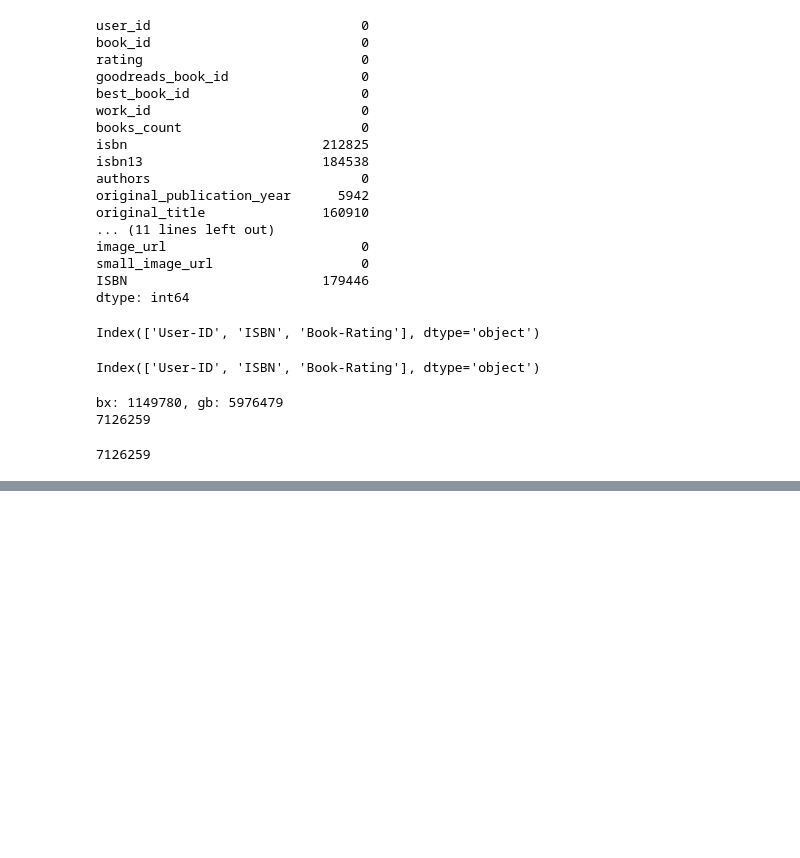
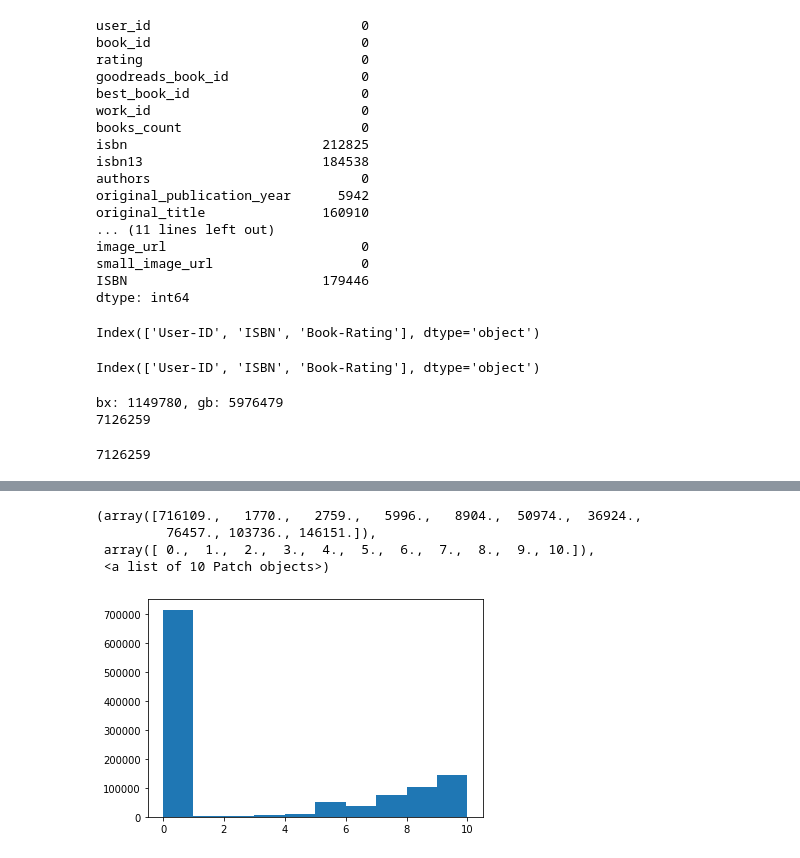
Before and after one commit to BloomTech-Labs/lambdaX-betterReads-ds, a Jupyter notebook: data_quick_look.ipynb, the cells around one changed output, grey strips where cells are left out. Drawn from its saved outputs; the diff is of its cells as text; code cells hidden in the pictures; blank space fills up the shorter version.

```diff
--- a/data_quick_look.ipynb
+++ b/data_quick_look.ipynb
@@ -383,0 +394,8 @@ Xb =
+# %%
+plt.hist(bx_ratings['Book-Rating'])
+# %% [output]
+(array([716109.,   1770.,   2759.,   5996.,   8904.,  50974.,  36924.,
+         76457., 103736., 146151.]),
+ array([ 0.,  1.,  2.,  3.,  4.,  5.,  6.,  7.,  8.,  9., 10.]),
+ <a list of 10 Patch objects>)
+[figure, added]
```
Also changed, not shown: parts of 6 cells of this notebook, 1 other file.
